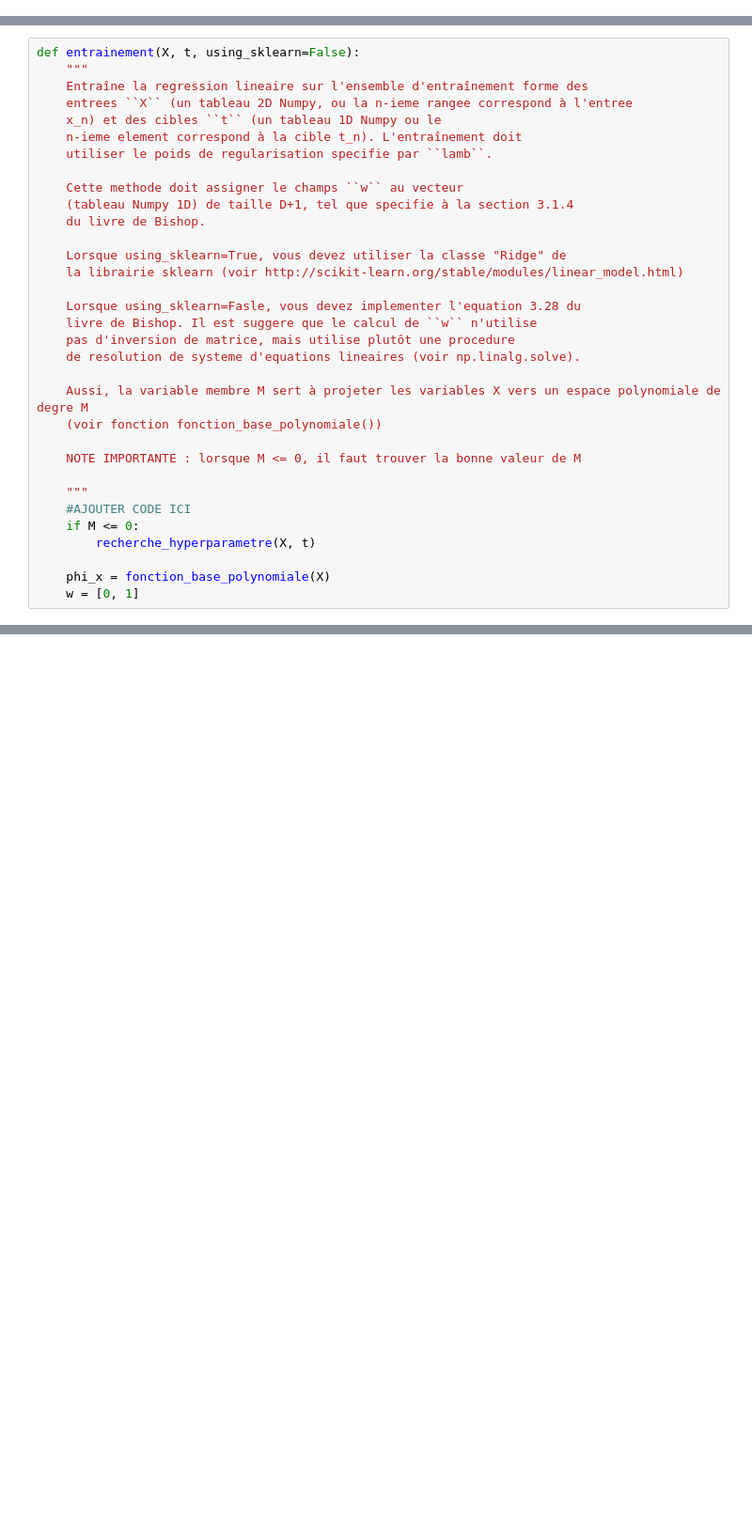
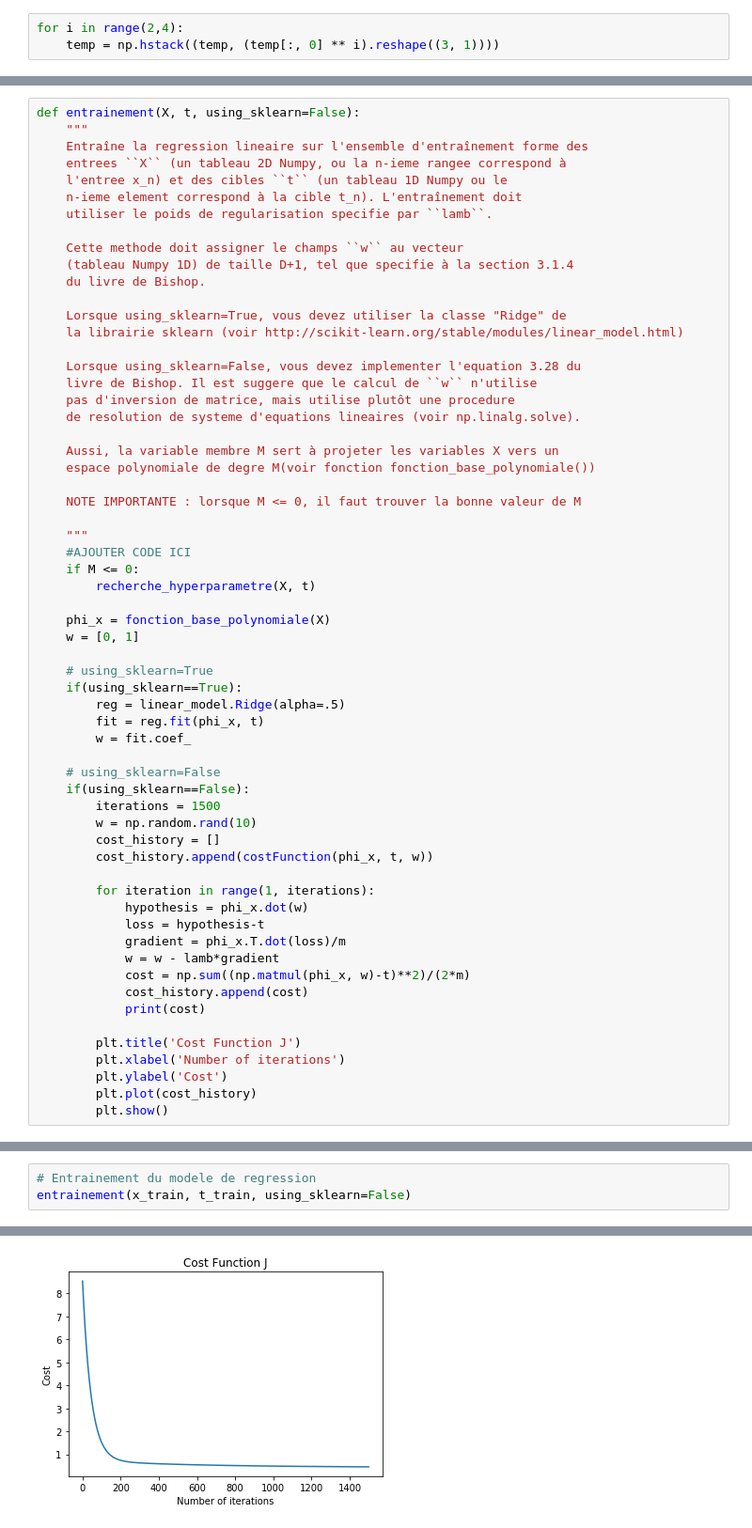
Before and after one commit to rabyj/IFT712, a Jupyter notebook: TP1/prog/solution_regression.ipynb, the cells around one changed output, grey strips where cells are left out. Shown at 94% size. Cells and saved outputs as stored; diff of their text form; blank space fills up the shorter version.

```diff
--- a/TP1/prog/solution_regression.ipynb
+++ b/TP1/prog/solution_regression.ipynb
@@ -9,0 +89,3 @@ M = m
+# %%
+for i in range(2,4):
+    temp = np.hstack((temp, (temp[:, 0] ** i).reshape((3, 1))))
@@ -36,8 +161,8 @@ def recherche_hyperparametre(X, t):
 def entrainement(X, t, using_sklearn=False):
     """
     Entraîne la regression lineaire sur l'ensemble d'entraînement forme des
-    entrees ``X`` (un tableau 2D Numpy, ou la n-ieme rangee correspond à l'entree
-    x_n) et des cibles ``t`` (un tableau 1D Numpy ou le
+    entrees ``X`` (un tableau 2D Numpy, ou la n-ieme rangee correspond à
+    l'entree x_n) et des cibles ``t`` (un tableau 1D Numpy ou le
     n-ieme element correspond à la cible t_n). L'entraînement doit
     utiliser le poids de regularisation specifie par ``lamb``.
 
@@ -48,13 +173,13 @@ def entrainement(X, t, using_sklearn=False):
     Lorsque using_sklearn=True, vous devez utiliser la classe "Ridge" de
     la librairie sklearn (voir http://scikit-learn.org/stable/modules/linear_model.html)
 
-    Lorsque using_sklearn=Fasle, vous devez implementer l'equation 3.28 du
+    Lorsque using_sklearn=False, vous devez implementer l'equation 3.28 du
     livre de Bishop. Il est suggere que le calcul de ``w`` n'utilise
     pas d'inversion de matrice, mais utilise plutôt une procedure
     de resolution de systeme d'equations lineaires (voir np.linalg.solve).
 
-    Aussi, la variable membre M sert à projeter les variables X vers un espace polynomiale de degre M
-    (voir fonction fonction_base_polynomiale())
+    Aussi, la variable membre M sert à projeter les variables X vers un
+    espace polynomiale de degre M(voir fonction fonction_base_polynomiale())
 
     NOTE IMPORTANTE : lorsque M <= 0, il faut trouver la bonne valeur de M
 
@@ -65,3 +190,31 @@ def entrainement(X, t, using_sklearn=False):
 
     phi_x = fonction_base_polynomiale(X)
     w = [0, 1]
+
+    # using_sklearn=True
+    if(using_sklearn==True):
+        reg = linear_model.Ridge(alpha=.5)
+        fit = reg.fit(phi_x, t)
+        w = fit.coef_
+
+    # using_sklearn=False
+    if(using_sklearn==False):
+        iterations = 1500
+        w = np.random.rand(10)
+        cost_history = []
+        cost_history.append(costFunction(phi_x, t, w))
+
+        for iteration in range(1, iterations):
+            hypothesis = phi_x.dot(w)
+            loss = hypothesis-t
+            gradient = phi_x.T.dot(loss)/m
+            w = w - lamb*gradient
+            cost = np.sum((np.matmul(phi_x, w)-t)**2)/(2*m)
+            cost_history.append(cost)
+            print(cost)
+
+        plt.title('Cost Function J')
+        plt.xlabel('Number of iterations')
+        plt.ylabel('Cost')
+        plt.plot(cost_history)
+        plt.show()
@@ -87,0 +267,4 @@ def erreur(t, prediction):
+# %%
+# Entrainement du modele de regression
+entrainement(x_train, t_train, using_sklearn=False)
+# %% [output]
@@ -87,0 +288 @@ def erreur(t, prediction):
+[figure, added]
```
Also changed, not shown: parts of 24 cells of this notebook.
